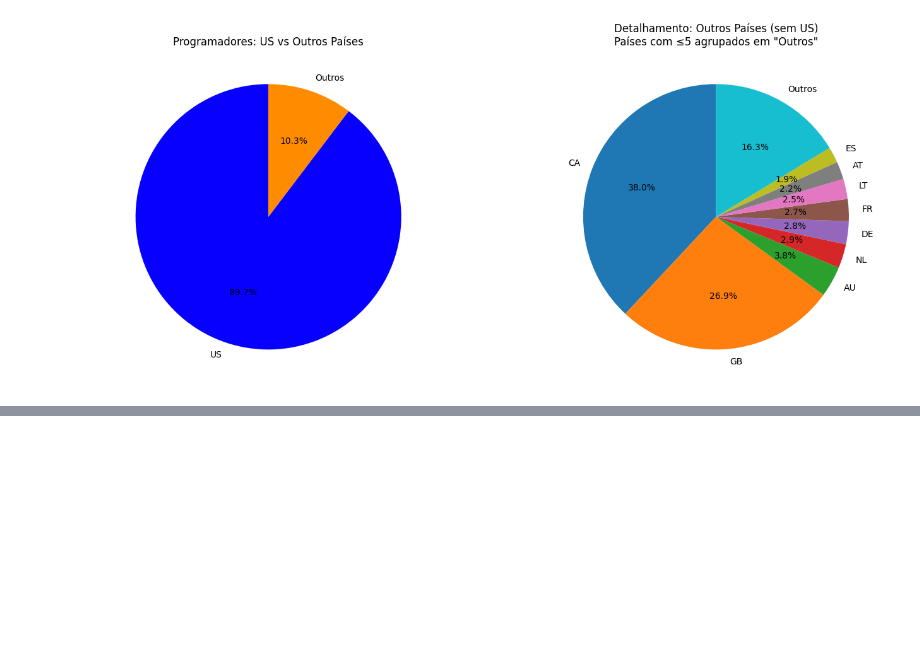
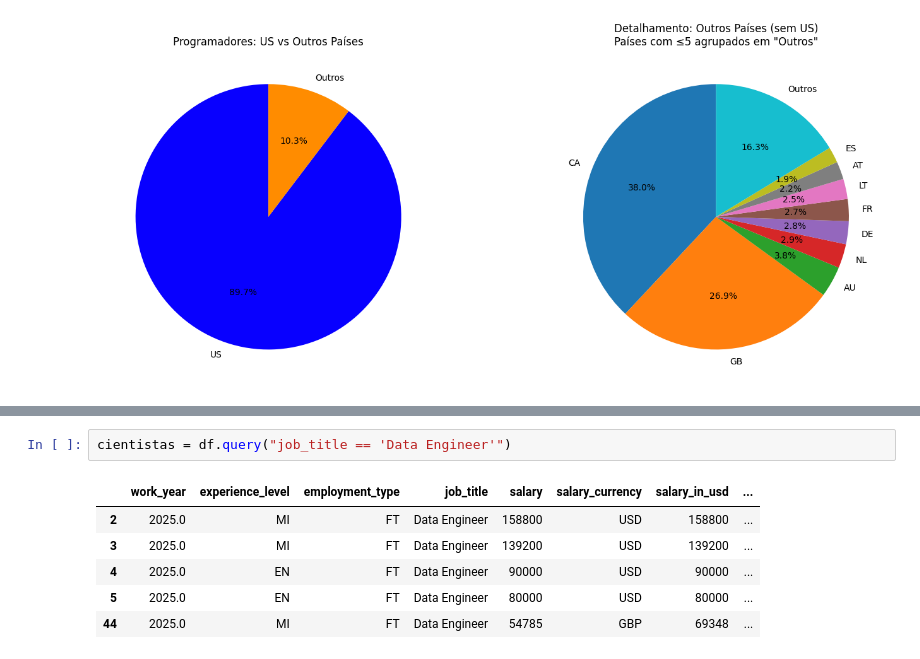
Before and after one commit to oDaniel728/alura-imersao-dados, a Jupyter notebook: aula3/atividade.ipynb, the cells around one changed output, grey strips where cells are left out. Cells and saved outputs as stored; diff of their text form; blank space fills up the shorter version.

```diff
--- a/aula3/atividade.ipynb
+++ b/aula3/atividade.ipynb
@@ -96,0 +106,9 @@ plt.show()
+# %%
+cientistas = df.query("job_title == 'Data Engineer'")
+# %% [output]
+|  | work_year | experience_level | employment_type | job_title | salary | salary_currency | salary_in_usd | ... |
+| 2 | 2025.0 | MI | FT | Data Engineer | 158800 | USD | 158800 | ... |
+| 3 | 2025.0 | MI | FT | Data Engineer | 139200 | USD | 139200 | ... |
+| 4 | 2025.0 | EN | FT | Data Engineer | 90000 | USD | 90000 | ... |
+| 5 | 2025.0 | EN | FT | Data Engineer | 80000 | USD | 80000 | ... |
+| 44 | 2025.0 | MI | FT | Data Engineer | 54785 | GBP | 69348 | ... |
```
Also changed, not shown: parts of 5 cells of this notebook.
